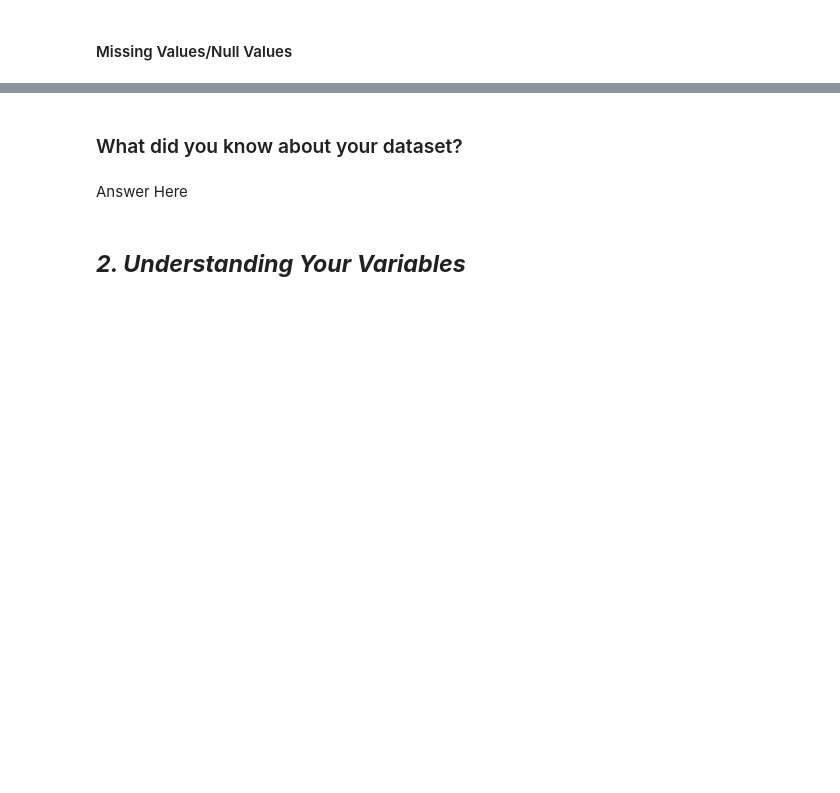
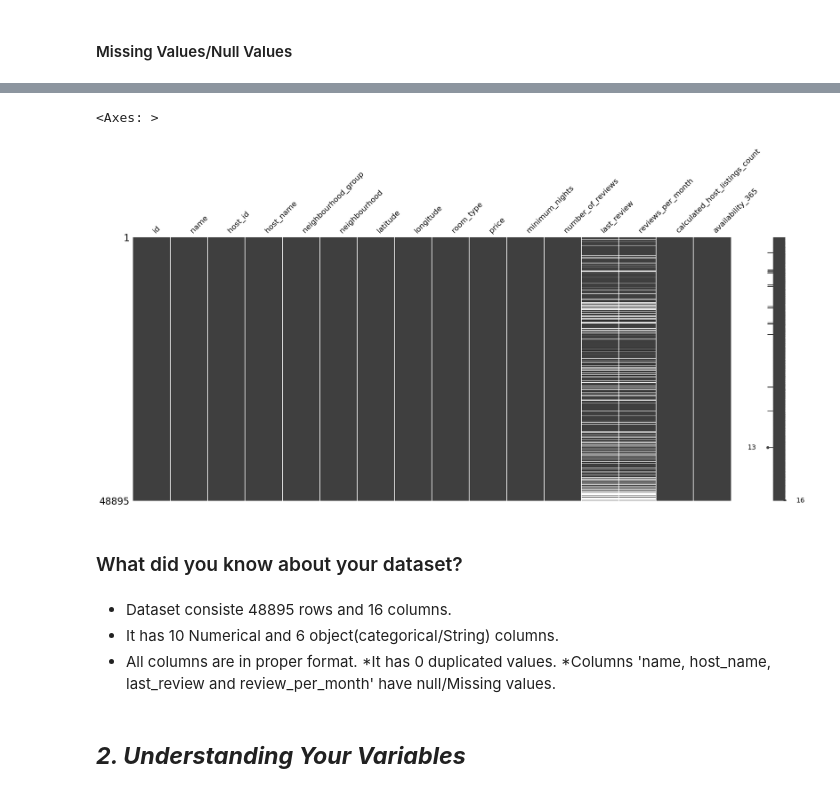
Before and after one commit to Varinder-KM/AirBnb-Bookings-Analysis-EDA, a Jupyter notebook: AirBnb_Bookings_Analysis_EDA_.ipynb, the cells around one changed output, grey strips where cells are left out. Drawn from its saved outputs; the diff is of its cells as text; code cells hidden in the pictures; blank space fills up the shorter version.

```diff
--- a/AirBnb_Bookings_Analysis_EDA_.ipynb
+++ b/AirBnb_Bookings_Analysis_EDA_.ipynb
@@ -90,7 +174,16 @@ M - Multivariate Analysis
+# %%
+msno.matrix(dataset)
+# %% [output]
+<Axes: >
+[figure, added]
 # %% [markdown]
 ### What did you know about your dataset?
-# %% [markdown]
-Answer Here
+# %% [markdown]
+* Dataset consiste 48895 rows and 16 columns.
+* It has 10 Numerical and 6 object(categorical/String) columns.
+* All columns are in proper format.
+*It has 0 duplicated values.
+*Columns 'name, host_name, last_review and review_per_month' have null/Missing values.
 # %% [markdown]
 ## ***2. Understanding Your Variables***
 # %%
```
Also changed, not shown: parts of 13 cells of this notebook.
